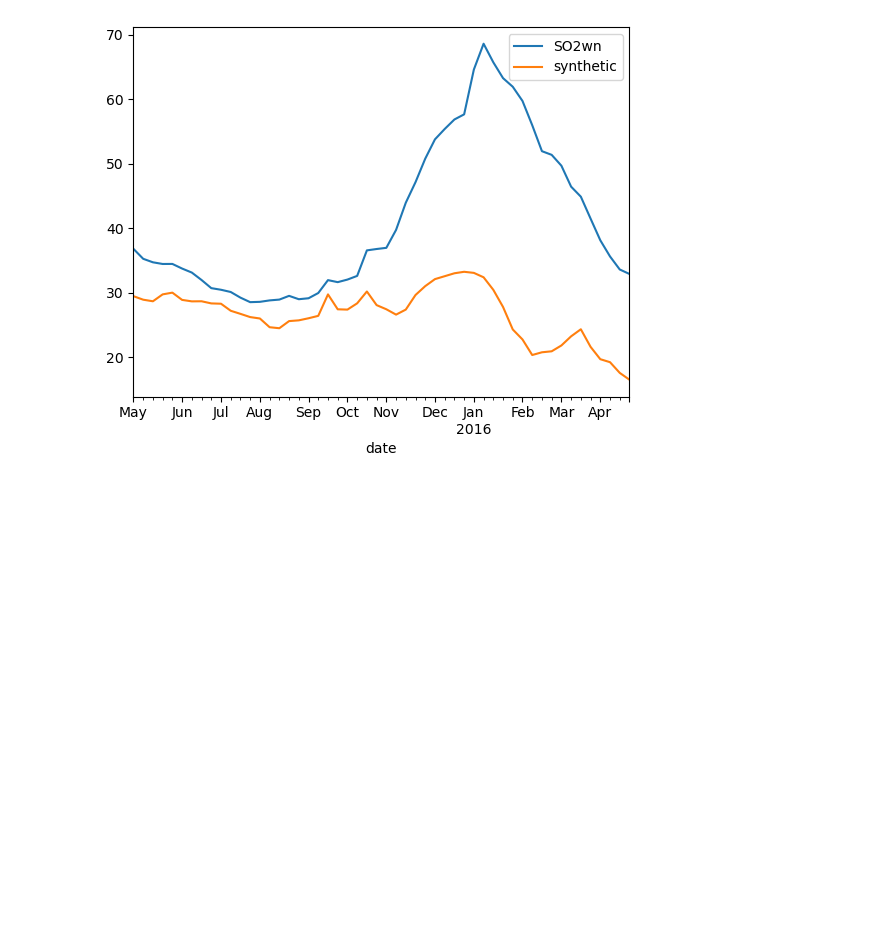
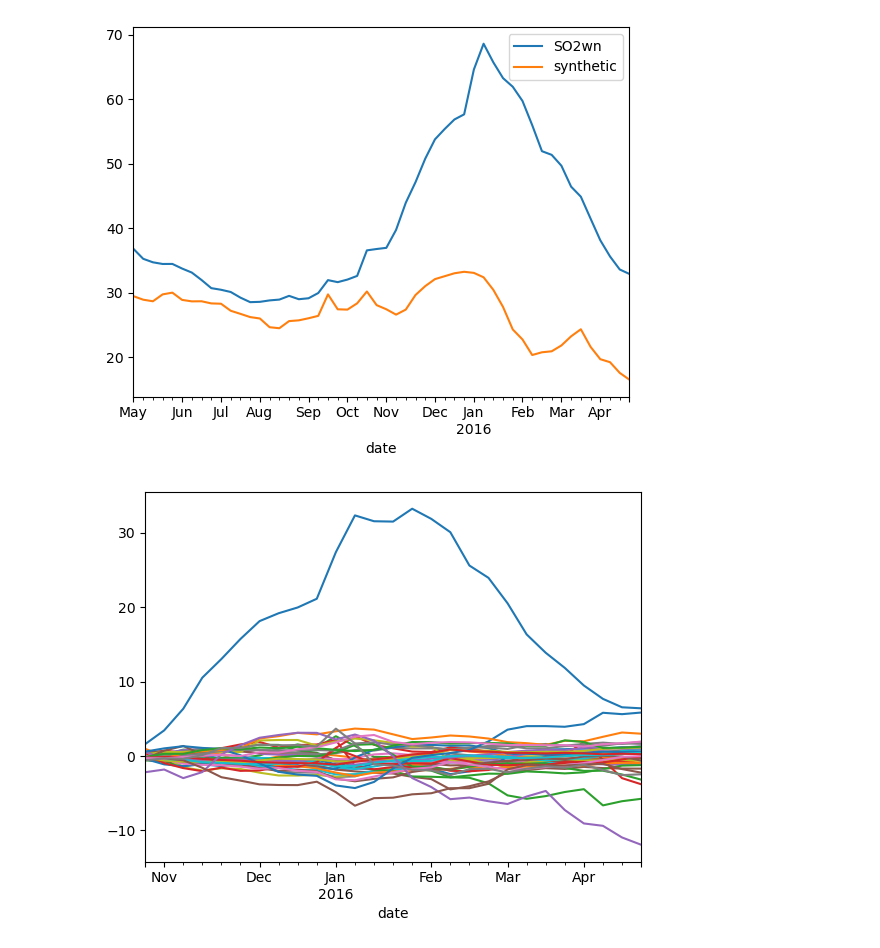
Before and after one commit to m-edal/normet, a Jupyter notebook: tutorials/Case4_Intervention.ipynb, the cells around one changed output. Drawn from its saved outputs; the diff is of its cells as text; code cells hidden in the pictures; blank space fills up the shorter version.

```diff
--- a/tutorials/Case4_Intervention.ipynb
+++ b/tutorials/Case4_Intervention.ipynb
@@ -11,15 +11,13 @@ df=pd.read_excel(r'./normet/datasets/Intervention/ChinaAQ_Weekly.xlsx',parse_dat
 # %%
 df=df.query(f"date>='2015-05-01'").query(f"date<'2016-04-30'")
 # %%
-df=df[df['ID'].isin([ '2+26 cities',"Dongguan", "Zhongshan" , "Foshan", "Beihai"
+control_pool=["Dongguan", "Zhongshan" , "Foshan", "Beihai"
                , "Nanning","Nanchang" , "Xiamen", "Taizhou"
                , "Ningbo","Guangzhou" , "Huizhou", "Hangzhou"
                , "Liuzhou", "Shantou", "Jiangmen", "Heyuan", "Quanzhou","Haikou" , "Shenzhen", "Wenzhou", "Huzhou"
                , "Zhuhai", "Fuzhou", "Shaoxing", "Zhaoqing","Zhoushan"
                , "Quzhou", "Jinhua", "Shaoguan" , "Sanya"
                , "Jieyang" , "Meizhou", "Shanwei"
-               , "Zhanjiang" , "Chaozhou", "Maoming" , "Yangjiang"])]
+               , "Zhanjiang" , "Chaozhou", "Maoming" , "Yangjiang"]
-# %%
-df=df[['date','ID','SO2wn']]
 # %%
-df['treated']=df['ID']=='2+26 cities'
+df=df[df['ID'].isin(control_pool+["2+26 cities"])]
@@ -77,0 +46,2 @@ xx[['SO2wn','synthetic']].plot()
+# %%
+xm=interv.sdid_parallel(df,'SO2wn','date','ID',control_pool,'after_treatment')
@@ -77,0 +50,6 @@ xx[['SO2wn','synthetic']].plot()
+# %%
+fig,ax=plt.subplots()
+for i,city in enumerate(list(xm['ID'].unique())):
+    xm[xm['ID']==city]['effects'].plot(ax=ax)
+# %% [output]
+[figure, added]
```
Also changed, not shown: parts of 8 cells of this notebook, 5 other files.
